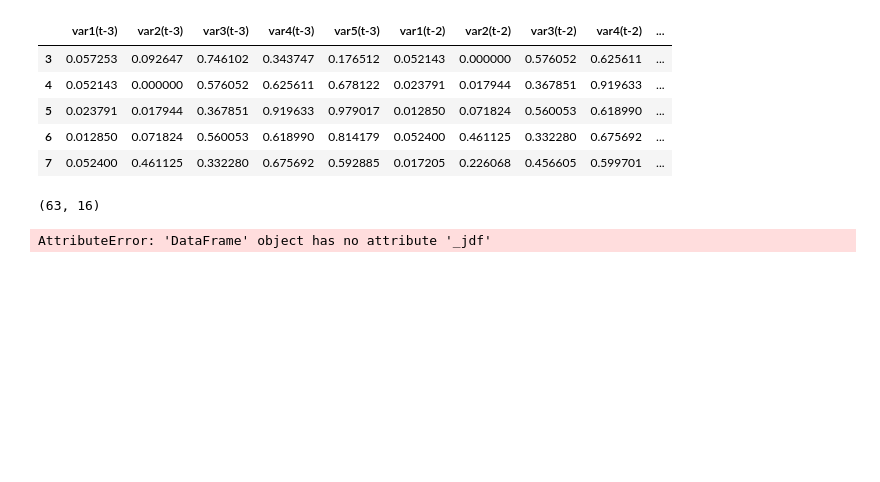
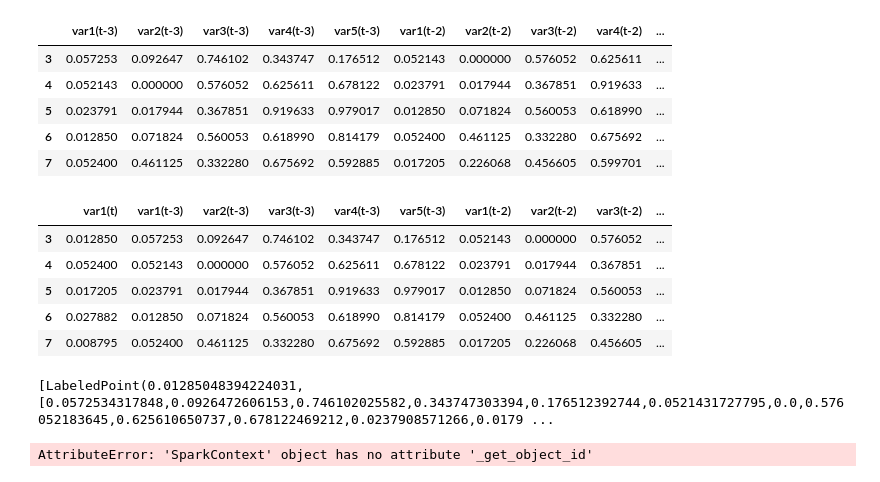
Before and after one commit to harishpuvvada/BitCoin-Value-Predictor, a Jupyter notebook: Random_Forest_Regression.ipynb, the cells around one changed output. Saved outputs shown, nothing was run; the diff lists cells and outputs as text; code cells hidden in the pictures; blank space fills up the shorter version.

Commit message:
random forest updated

```diff
--- a/Random_Forest_Regression.ipynb
+++ b/Random_Forest_Regression.ipynb
@@ -107,22 +109,44 @@ reframed.head()  #Note: here last column is present price which is our target va
 | 5 | 0.023791 | 0.017944 | 0.367851 | 0.919633 | 0.979017 | 0.012850 | 0.071824 | 0.560053 | 0.618990 | ... |
 | 6 | 0.012850 | 0.071824 | 0.560053 | 0.618990 | 0.814179 | 0.052400 | 0.461125 | 0.332280 | 0.675692 | ... |
 | 7 | 0.052400 | 0.461125 | 0.332280 | 0.675692 | 0.592885 | 0.017205 | 0.226068 | 0.456605 | 0.599701 | ... |
-# %%
-reframed.shape  #Shape of ur dataset
-# %% [output]
-(63, 16)
+# %%
+cols = reframed.columns.tolist()
+cols = cols[-1:] + cols[:-1]   #just making the price as the first column
+reframed = reframed[cols]
+reframed.head()
+# %% [output]
+|  | var1(t) | var1(t-3) | var2(t-3) | var3(t-3) | var4(t-3) | var5(t-3) | var1(t-2) | var2(t-2) | var3(t-2) | ... |
+| 3 | 0.012850 | 0.057253 | 0.092647 | 0.746102 | 0.343747 | 0.176512 | 0.052143 | 0.000000 | 0.576052 | ... |
+| 4 | 0.052400 | 0.052143 | 0.000000 | 0.576052 | 0.625611 | 0.678122 | 0.023791 | 0.017944 | 0.367851 | ... |
+| 5 | 0.017205 | 0.023791 | 0.017944 | 0.367851 | 0.919633 | 0.979017 | 0.012850 | 0.071824 | 0.560053 | ... |
+| 6 | 0.027882 | 0.012850 | 0.071824 | 0.560053 | 0.618990 | 0.814179 | 0.052400 | 0.461125 | 0.332280 | ... |
+| 7 | 0.008795 | 0.052400 | 0.461125 | 0.332280 | 0.675692 | 0.592885 | 0.017205 | 0.226068 | 0.456605 | ... |
+# %%
+from pyspark.ml import Pipeline
+from pyspark.ml.regression import RandomForestRegressor
+from pyspark.ml.feature import VectorIndexer
+from pyspark.ml.evaluation import RegressionEvaluator
+from pyspark.mllib.regression import LabeledPoint
+from pyspark.mllib.util import MLUtils
+
+reg_DF =sql.createDataFrame(reframed)
+c = reg_DF.rdd
+c.take(3)
+
+d = c.map(lambda line: LabeledPoint(line[0],[line[1:]])) # arbitrary mapping, it's just an example
+print (d.take(3))
+
+MLUtils.saveAsLibSVMFile(d,"/Users/harishpuvvada/Desktop/PBDA/IPynb Spark/libsvm")
+# %% [output]
+[LabeledPoint(0.01285048394224031, [0.0572534317848,0.0926472606153,0.746102025582,0.343747303394,0.176512392744,0.0521431727795,0.0,0.576052183645,0.625610650737,0.678122469212,0.0237908571266,0.0179 ...
 # %%
-from pyspark.ml import Pipeline
-from pyspark.ml.regression import RandomForestRegressor
-from pyspark.ml.feature import VectorIndexer
-from pyspark.ml.evaluation import RegressionEvaluator
+# Load and parse the data file, converting it to a DataFrame.
+data = sql.read.format("libsvm").load("/Users/harishpuvvada/Desktop/PBDA/IPynbSpark/someone.txt",multiclass = True)
 
-# Load and parse the data file, converting it to a DataFrame.
-#data = spark.read.format("libsvm").load("data/mllib/sample_libsvm_data.txt")
-random_DF =sql.createDataFrame(reframed)
+
 # Automatically identify categorical features, and index them.
 # Set maxCategories so features with > 4 distinct values are treated as continuous.
-featureIndexer = VectorIndexer(inputCol="features", outputCol="indexedFeatures", maxCategories=4).fit(reframed)
+#featureIndexer = VectorIndexer(inputCol="features", outputCol="indexedFeatures", maxCategories=4).fit(reframed)
 
 # # Split the data into training and test sets (30% held out for testing)
 # (trainingData, testData) = data.randomSplit([0.7, 0.3])
@@ -151,7 +175,7 @@ featureIndexer = VectorIndexer(inputCol="features", outputCol="indexedFeatures",
 # rfModel = model.stages[1]
 # print(rfModel)  # summary only
 # %% [output]
-AttributeError: 'DataFrame' object has no attribute '_jdf'
+AttributeError: 'SparkContext' object has no attribute '_get_object_id'
 # %%
 values = reframed.values
 n_train_hours = 50
```
Also changed, not shown: parts of 1 cell of this notebook.
